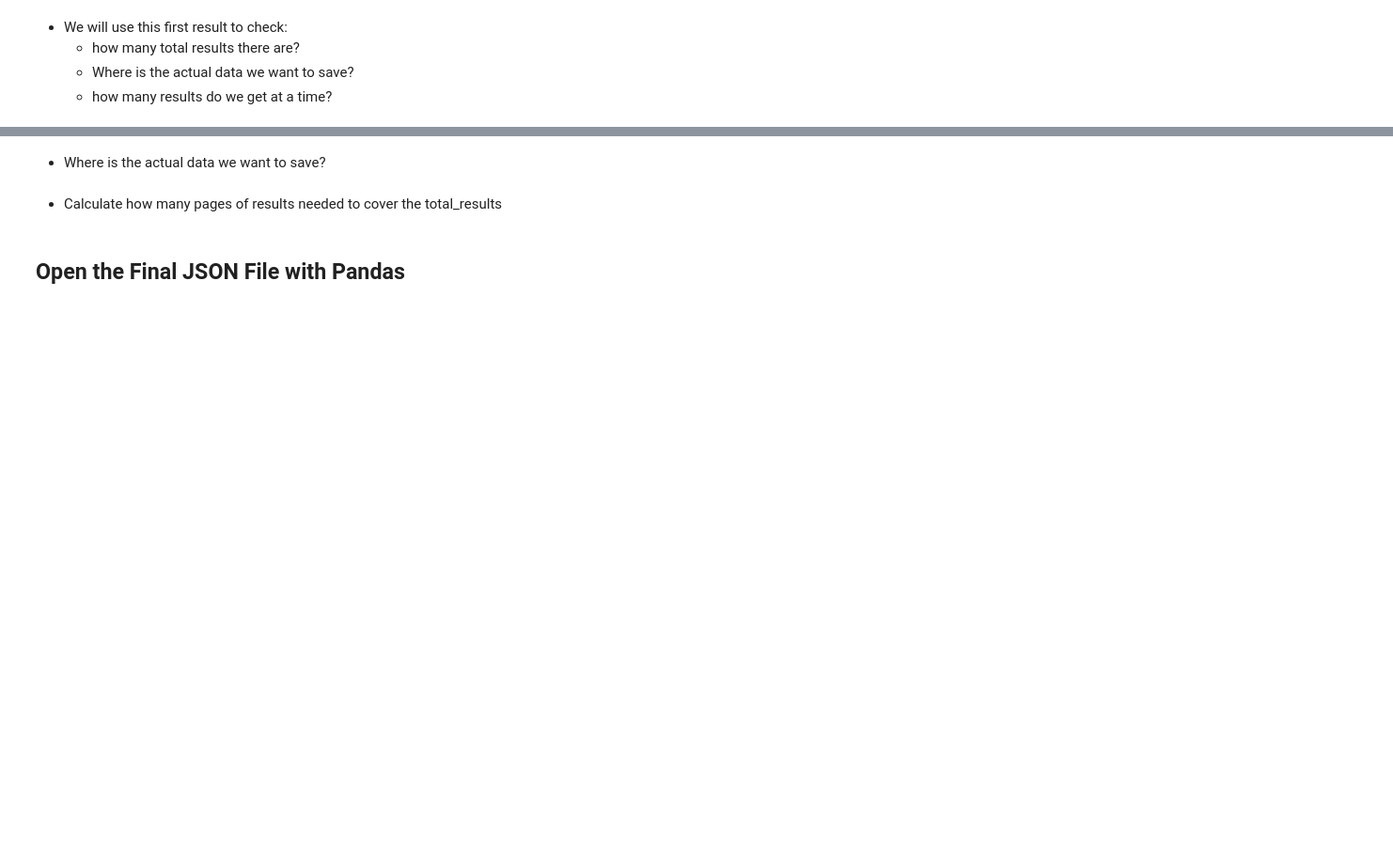
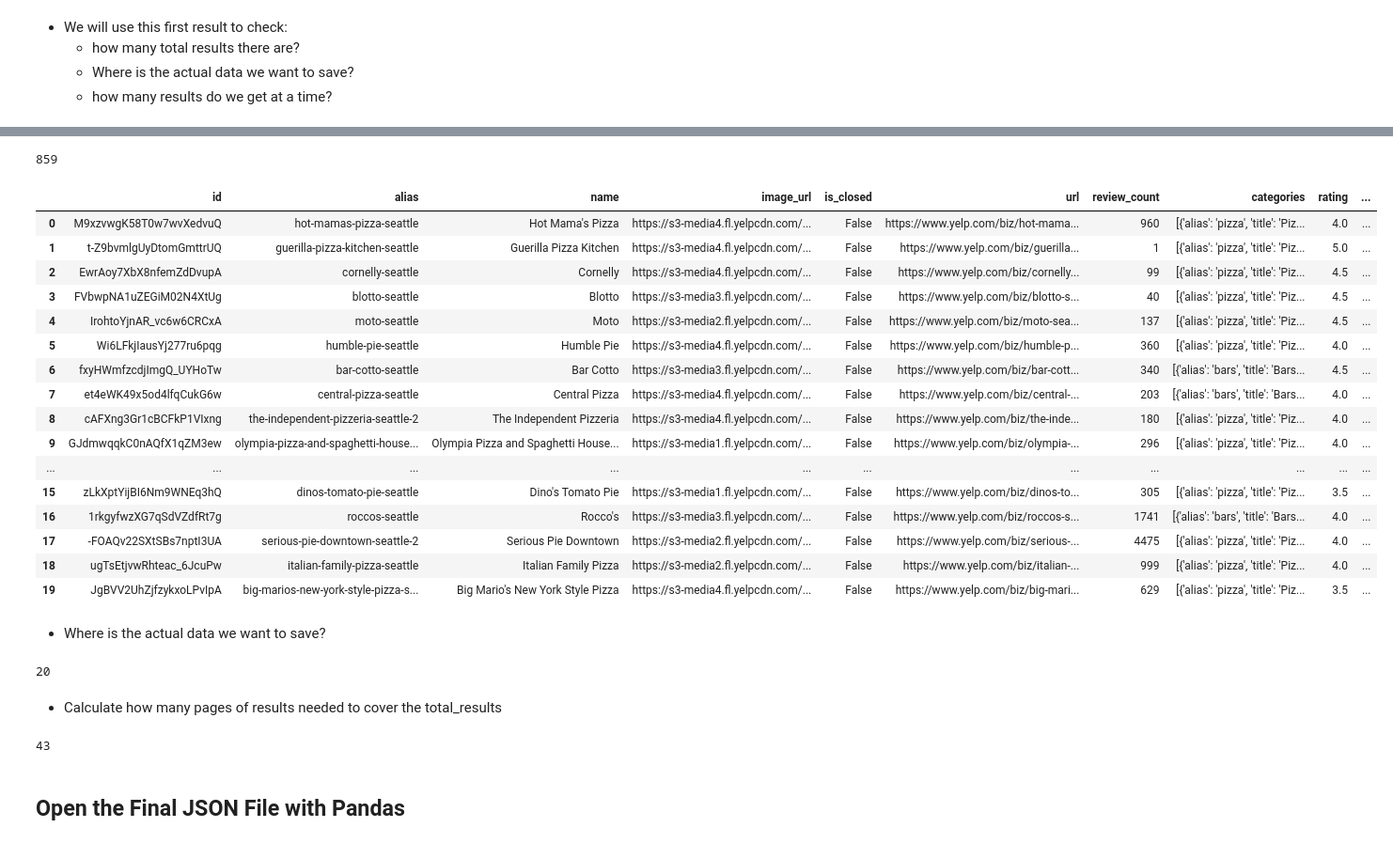
Before and after one commit to MileneCV/data-enrichment-wk14-activity-mapping-yelp-api-results, a Jupyter notebook: Part1-Extracting and Saving Data from Yelp API.ipynb, the cells around one changed output, grey strips where cells are left out. Shown: that part at 94% size. Drawn from its saved outputs; the diff is of its cells as text; code cells hidden in the pictures; blank space fills up the shorter version.

Commit message:
yelp_api

```diff
--- a/Part1-Extracting and Saving Data from Yelp API.ipynb
+++ b/Part1-Extracting and Saving Data from Yelp API.ipynb
@@ -121,3 +137,4 @@ file
     - how many results do we get at a time?
 # %%
 # use our yelp_api variable's search_query method to perform our API call
+results = yelp_api.search_query(term=term, location = location)
@@ -126,12 +174,43 @@ file
+# %%
+results['total']
+# %% [output]
+859
+# %%
+pd.DataFrame(results['businesses'])
+# %% [output]
+|  | id | alias | name | image_url | is_closed | url | review_count | categories | rating | ... |
+| 0 | M9xzvwgK58T0w7wvXedvuQ | hot-mamas-pizza-seattle | Hot Mama's Pizza | https://s3-media4.fl.yelpcdn.com/... | False | https://www.yelp.com/biz/hot-mama... | 960 | [{'alias': 'pizza', 'title': 'Piz... | 4.0 | ... |
+| 1 | t-Z9bvmlgUyDtomGmttrUQ | guerilla-pizza-kitchen-seattle | Guerilla Pizza Kitchen | https://s3-media4.fl.yelpcdn.com/... | False | https://www.yelp.com/biz/guerilla... | 1 | [{'alias': 'pizza', 'title': 'Piz... | 5.0 | ... |
+| 2 | EwrAoy7XbX8nfemZdDvupA | cornelly-seattle | Cornelly | https://s3-media4.fl.yelpcdn.com/... | False | https://www.yelp.com/biz/cornelly... | 99 | [{'alias': 'pizza', 'title': 'Piz... | 4.5 | ... |
+| 3 | FVbwpNA1uZEGiM02N4XtUg | blotto-seattle | Blotto | https://s3-media3.fl.yelpcdn.com/... | False | https://www.yelp.com/biz/blotto-s... | 40 | [{'alias': 'pizza', 'title': 'Piz... | 4.5 | ... |
+| 4 | IrohtoYjnAR_vc6w6CRCxA | moto-seattle | Moto | https://s3-media2.fl.yelpcdn.com/... | False | https://www.yelp.com/biz/moto-sea... | 137 | [{'alias': 'pizza', 'title': 'Piz... | 4.5 | ... |
+| 5 | Wi6LFkjIausYj277ru6pqg | humble-pie-seattle | Humble Pie | https://s3-media4.fl.yelpcdn.com/... | False | https://www.yelp.com/biz/humble-p... | 360 | [{'alias': 'pizza', 'title': 'Piz... | 4.0 | ... |
+| 6 | fxyHWmfzcdjImgQ_UYHoTw | bar-cotto-seattle | Bar Cotto | https://s3-media3.fl.yelpcdn.com/... | False | https://www.yelp.com/biz/bar-cott... | 340 | [{'alias': 'bars', 'title': 'Bars... | 4.5 | ... |
+| 7 | et4eWK49x5od4lfqCukG6w | central-pizza-seattle | Central Pizza | https://s3-media4.fl.yelpcdn.com/... | False | https://www.yelp.com/biz/central-... | 203 | [{'alias': 'bars', 'title': 'Bars... | 4.0 | ... |
+| 8 | cAFXng3Gr1cBCFkP1VIxng | the-independent-pizzeria-seattle-2 | The Independent Pizzeria | https://s3-media4.fl.yelpcdn.com/... | False | https://www.yelp.com/biz/the-inde... | 180 | [{'alias': 'pizza', 'title': 'Piz... | 4.0 | ... |
+| 9 | GJdmwqqkC0nAQfX1qZM3ew | olympia-pizza-and-spaghetti-house... | Olympia Pizza and Spaghetti House... | https://s3-media1.fl.yelpcdn.com/... | False | https://www.yelp.com/biz/olympia-... | 296 | [{'alias': 'pizza', 'title': 'Piz... | 4.0 | ... |
+| ... | ... | ... | ... | ... | ... | ... | ... | ... | ... | ... |
+| 15 | zLkXptYijBI6Nm9WNEq3hQ | dinos-tomato-pie-seattle | Dino's Tomato Pie | https://s3-media1.fl.yelpcdn.com/... | False | https://www.yelp.com/biz/dinos-to... | 305 | [{'alias': 'pizza', 'title': 'Piz... | 3.5 | ... |
+| 16 | 1rkgyfwzXG7qSdVZdfRt7g | roccos-seattle | Rocco's | https://s3-media3.fl.yelpcdn.com/... | False | https://www.yelp.com/biz/roccos-s... | 1741 | [{'alias': 'bars', 'title': 'Bars... | 4.0 | ... |
+| 17 | -FOAQv22SXtSBs7nptI3UA | serious-pie-downtown-seattle-2 | Serious Pie Downtown | https://s3-media2.fl.yelpcdn.com/... | False | https://www.yelp.com/biz/serious-... | 4475 | [{'alias': 'pizza', 'title': 'Piz... | 4.0 | ... |
+| 18 | ugTsEtjvwRhteac_6JcuPw | italian-family-pizza-seattle | Italian Family Pizza | https://s3-media2.fl.yelpcdn.com/... | False | https://www.yelp.com/biz/italian-... | 999 | [{'alias': 'pizza', 'title': 'Piz... | 4.0 | ... |
+| 19 | JgBVV2UhZjfzykxoLPvIpA | big-marios-new-york-style-pizza-s... | Big Mario's New York Style Pizza | https://s3-media4.fl.yelpcdn.com/... | False | https://www.yelp.com/biz/big-mari... | 629 | [{'alias': 'pizza', 'title': 'Piz... | 3.5 | ... |
 # %% [markdown]
 - Where is the actual data we want to save?
 # %%
 ## How many did we get the details for?
-results_per_page = None
+results_per_page = len(results['businesses'])
 results_per_page
+# %% [output]
+20
 # %% [markdown]
 - Calculate how many pages of results needed to cover the total_results
 # %%
 # Use math.ceil to round up for the total number of pages of results.
+import time, math
+n_pages = math.ceil((results['total'])/ results_per_page)
+n_pages
+# %% [output]
+43
 # %%
 for i in tqdm_notebook( range(1,n_pages+1)):
```
Also changed, not shown: parts of 15 cells of this notebook, 2 other files.
